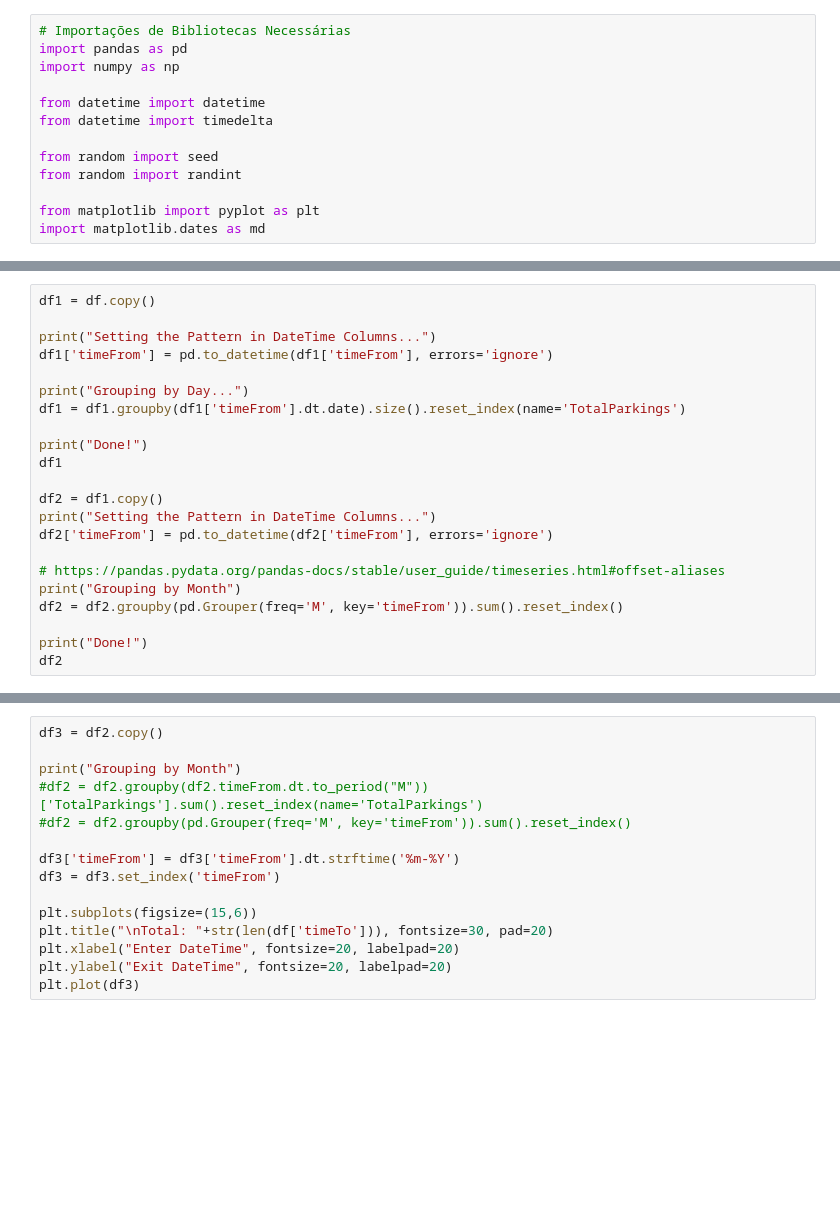
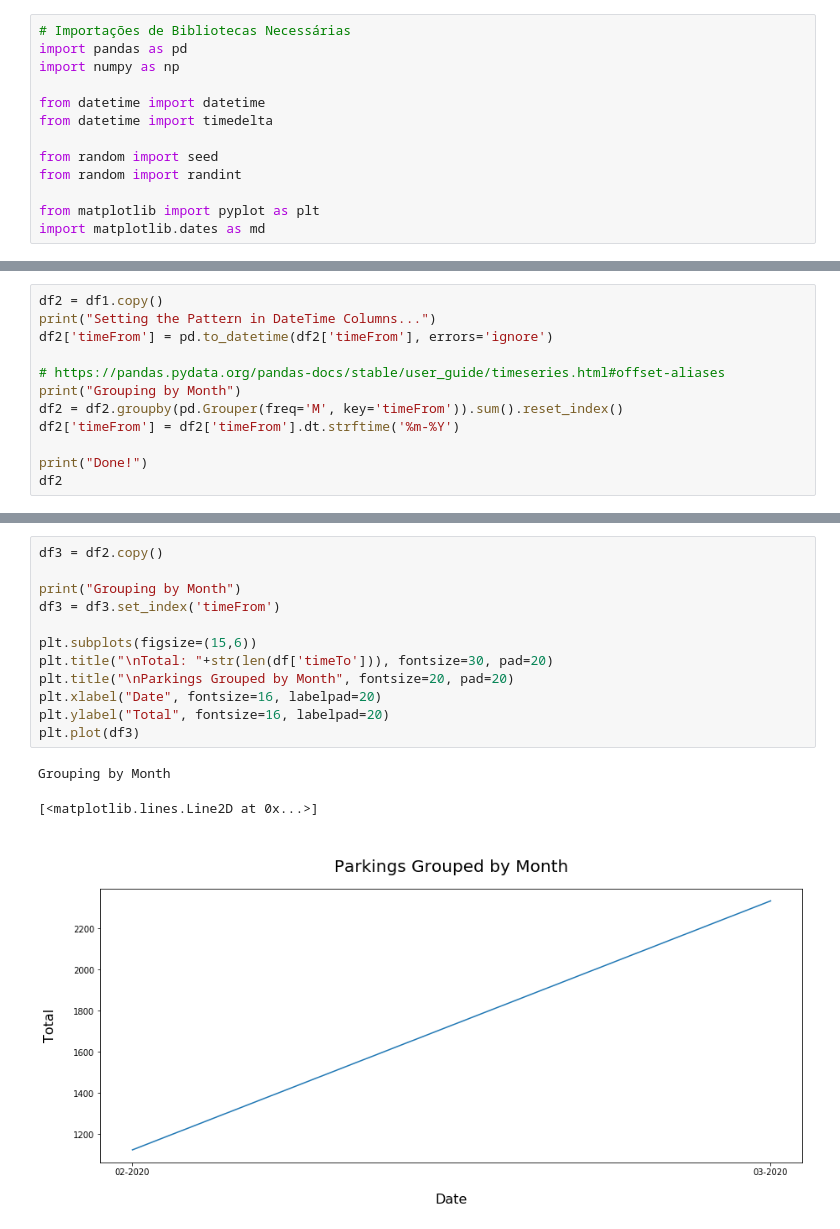
Before and after one commit to lrmendes/SmartParking-Data-Simulator, a Jupyter notebook: python/DataGenerator_v2.ipynb, the cells around one changed output, grey strips where cells are left out. Drawn from its saved outputs; the diff is of its cells as text; blank space fills up the shorter version.

```diff
--- a/python/DataGenerator_v2.ipynb
+++ b/python/DataGenerator_v2.ipynb
@@ -81,15 +265,4 @@ df
 # %%
-df1 = df.copy()
-
-print("Setting the Pattern in DateTime Columns...")
-df1['timeFrom'] = pd.to_datetime(df1['timeFrom'], errors='ignore')
-
-print("Grouping by Day...")
-df1 = df1.groupby(df1['timeFrom'].dt.date).size().reset_index(name='TotalParkings')
-
-print("Done!")
-df1
-
 df2 = df1.copy()
 print("Setting the Pattern in DateTime Columns...")
 df2['timeFrom'] = pd.to_datetime(df2['timeFrom'], errors='ignore')
@@ -97,6 +270,7 @@ df2['timeFrom'] = pd.to_datetime(df2['timeFrom'], errors='ignore')
 # https://pandas.pydata.org/pandas-docs/stable/user_guide/timeseries.html#offset-aliases
 print("Grouping by Month")
 df2 = df2.groupby(pd.Grouper(freq='M', key='timeFrom')).sum().reset_index()
+df2['timeFrom'] = df2['timeFrom'].dt.strftime('%m-%Y')
 
 print("Done!")
 df2
@@ -103,16 +284,17 @@ df2
 # %%
 df3 = df2.copy()
 
 print("Grouping by Month")
-#df2 = df2.groupby(df2.timeFrom.dt.to_period("M"))['TotalParkings'].sum().reset_index(name='TotalParkings')
-#df2 = df2.groupby(pd.Grouper(freq='M', key='timeFrom')).sum().reset_index()
-
-df3['timeFrom'] = df3['timeFrom'].dt.strftime('%m-%Y')
 df3 = df3.set_index('timeFrom')
 
 plt.subplots(figsize=(15,6))
 plt.title("\nTotal: "+str(len(df['timeTo'])), fontsize=30, pad=20)
-plt.xlabel("Enter DateTime", fontsize=20, labelpad=20)
-plt.ylabel("Exit DateTime", fontsize=20, labelpad=20)
+plt.title("\nParkings Grouped by Month", fontsize=20, pad=20)
+plt.xlabel("Date", fontsize=16, labelpad=20)
+plt.ylabel("Total", fontsize=16, labelpad=20)
 plt.plot(df3)
+# %% [output]
+Grouping by Month
+[<matplotlib.lines.Line2D at 0x...>]
+[figure, added]
 # %%
```
Also changed, not shown: parts of 11 cells of this notebook, 1 other file.
